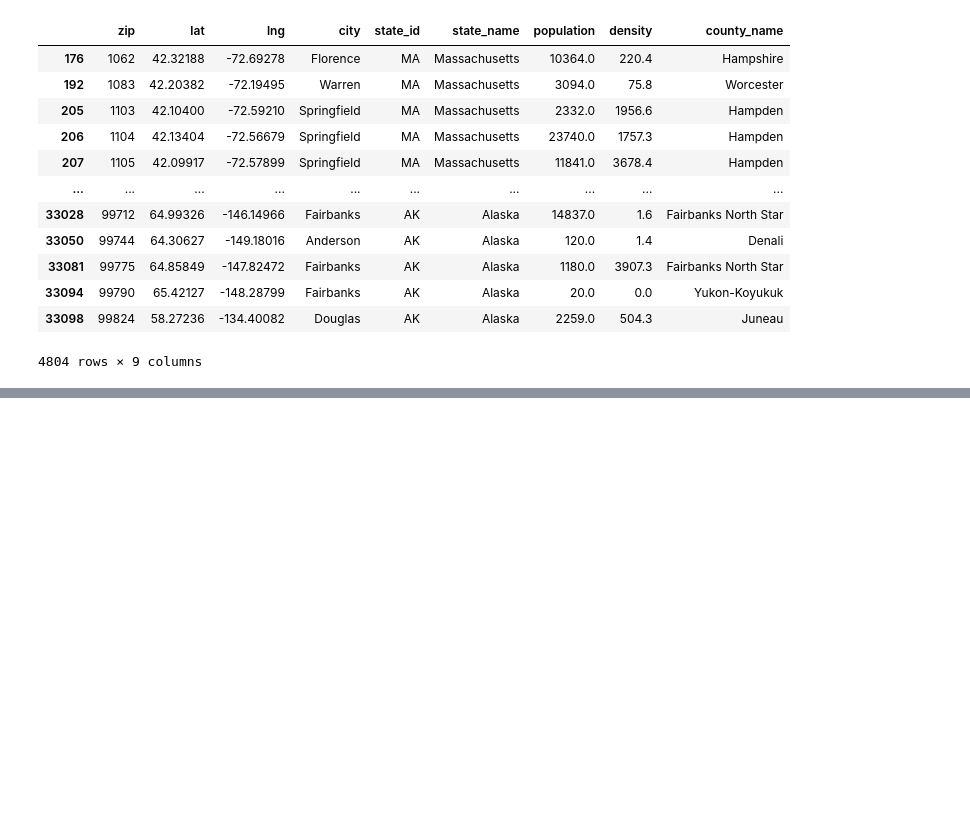
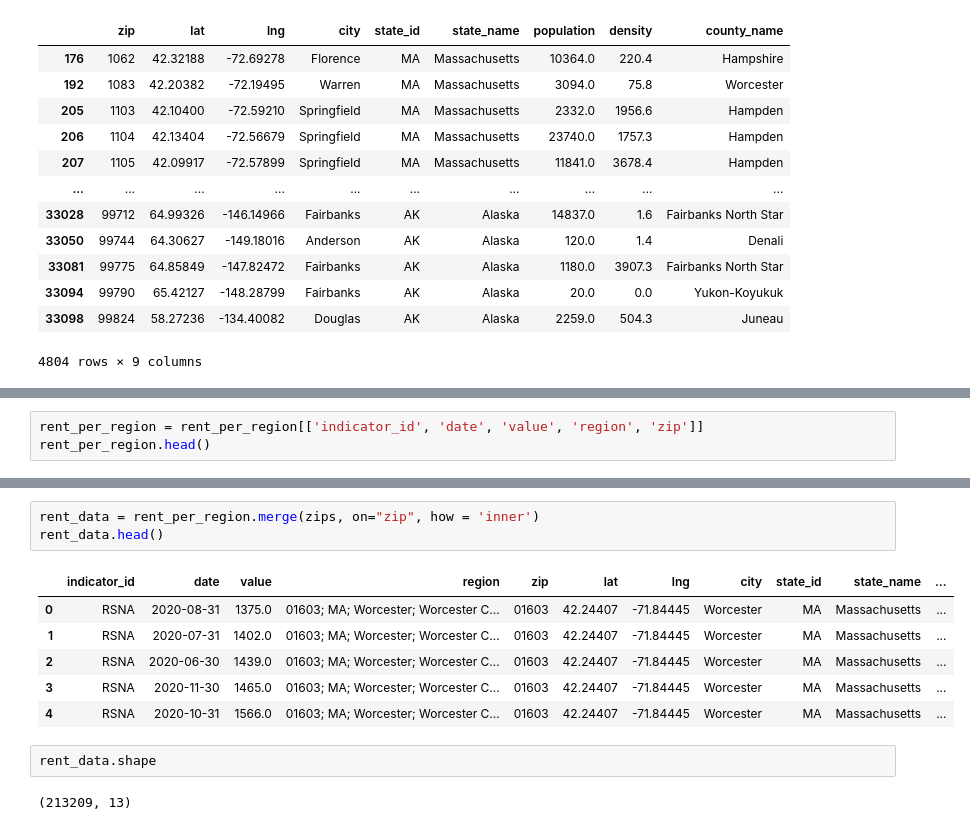
Before and after one commit to BloomTech-Labs/PT17_cityspire-f-ds, a Jupyter notebook: notebooks/exploratory/real_estate.ipynb, the cells around one changed output, grey strips where cells are left out. Saved outputs shown, nothing was run; the diff lists cells and outputs as text; blank space fills up the shorter version.

```diff
--- a/notebooks/exploratory/real_estate.ipynb
+++ b/notebooks/exploratory/real_estate.ipynb
@@ -548,0 +530,3 @@ cities
+# %%
+rent_per_region = rent_per_region[['indicator_id', 'date', 'value', 'region', 'zip']]
+rent_per_region.head()
@@ -548,0 +549,14 @@ cities
+# %%
+rent_data = rent_per_region.merge(zips, on="zip", how = 'inner')
+rent_data.head()
+# %% [output]
+|  | indicator_id | date | value | region | zip | lat | lng | city | state_id | state_name | ... |
+| 0 | RSNA | 2020-08-31 | 1375.0 | 01603; MA; Worcester; Worcester C... | 01603 | 42.24407 | -71.84445 | Worcester | MA | Massachusetts | ... |
+| 1 | RSNA | 2020-07-31 | 1402.0 | 01603; MA; Worcester; Worcester C... | 01603 | 42.24407 | -71.84445 | Worcester | MA | Massachusetts | ... |
+| 2 | RSNA | 2020-06-30 | 1439.0 | 01603; MA; Worcester; Worcester C... | 01603 | 42.24407 | -71.84445 | Worcester | MA | Massachusetts | ... |
+| 3 | RSNA | 2020-11-30 | 1465.0 | 01603; MA; Worcester; Worcester C... | 01603 | 42.24407 | -71.84445 | Worcester | MA | Massachusetts | ... |
+| 4 | RSNA | 2020-10-31 | 1566.0 | 01603; MA; Worcester; Worcester C... | 01603 | 42.24407 | -71.84445 | Worcester | MA | Massachusetts | ... |
+# %%
+rent_data.shape
+# %% [output]
+(213209, 13)
```
Also changed, not shown: parts of 14 cells of this notebook.
